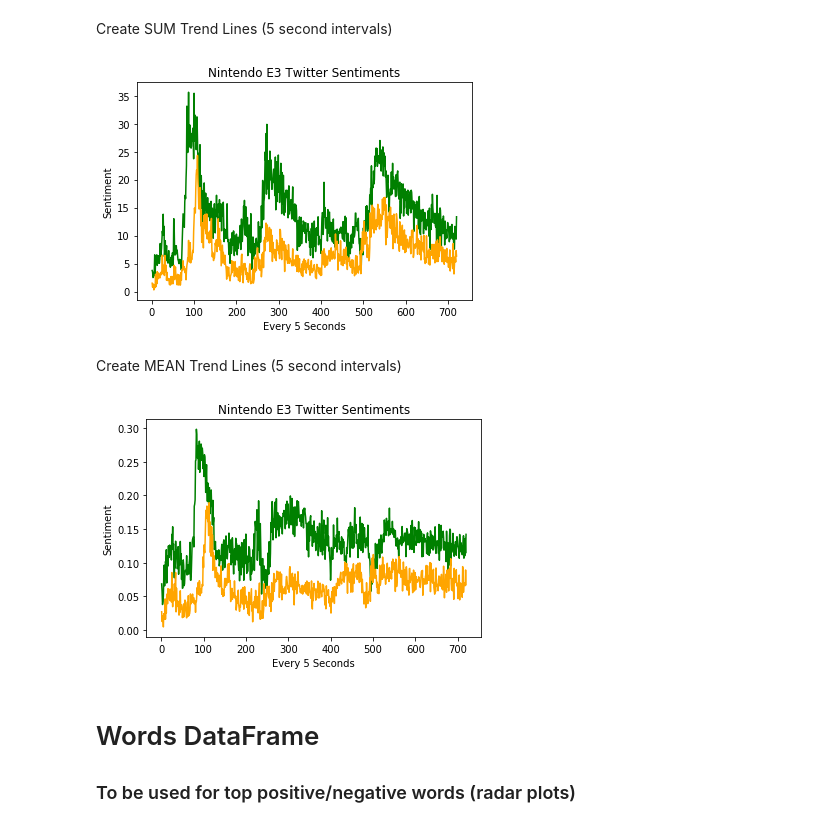
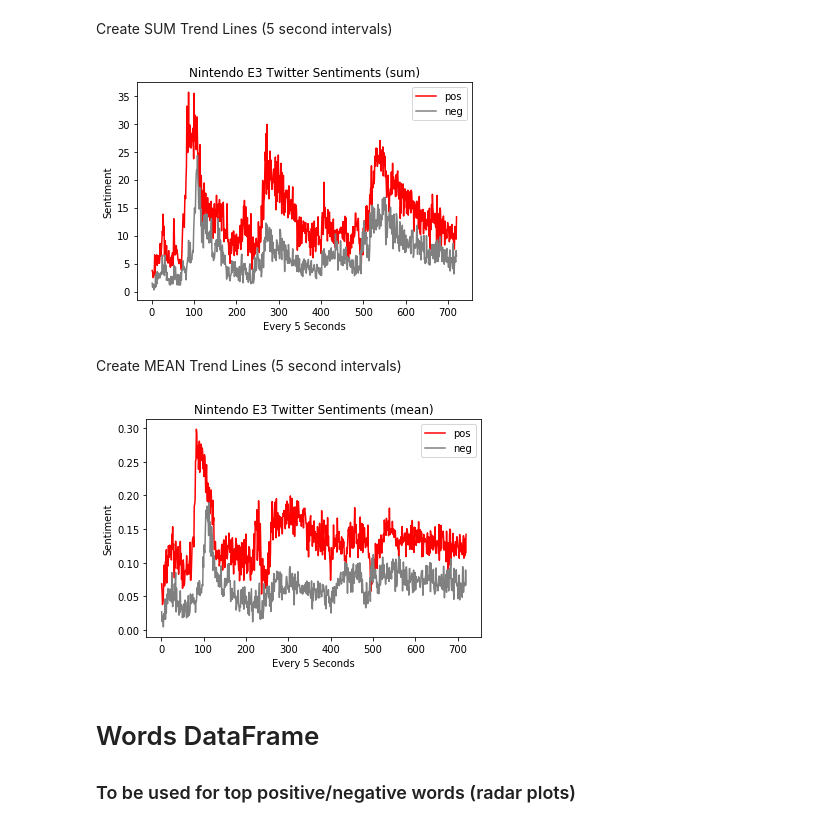
Before and after one commit to Laura-ShummonMaass/Nintendo_E3_Sentiment_Analysis, a Jupyter notebook: Cleaned_Notebook.ipynb, the cells around one changed output. Saved outputs shown, nothing was run; the diff lists cells and outputs as text; code cells hidden in the pictures.

```diff
--- a/Cleaned_Notebook.ipynb
+++ b/Cleaned_Notebook.ipynb
@@ -96,28 +96,30 @@ Create SUM Trend Lines (5 second intervals)
 five_sum_df = df.groupby('5_seconds').sum()
 five_sum_df = five_sum_df.reset_index()
 
-plt.plot(five_sum_df['5_seconds'], five_sum_df['pos'], color='g')
-plt.plot(five_sum_df['5_seconds'], five_sum_df['neg'], color='orange')
+plt.plot(five_sum_df['5_seconds'], five_sum_df['pos'], color='red')
+plt.plot(five_sum_df['5_seconds'], five_sum_df['neg'], color='grey')
 plt.xlabel('Every 5 Seconds')
 plt.ylabel('Sentiment')
-plt.title('Nintendo E3 Twitter Sentiments')
+plt.title('Nintendo E3 Twitter Sentiments (sum)')
+plt.legend()
 plt.show()
 # %% [output]
-[figure, old version]
+[figure, new version]
 # %% [markdown]
 Create MEAN Trend Lines (5 second intervals)
 # %%
 five_mean_df = df.groupby('5_seconds').mean()
 five_mean_df = five_mean_df.reset_index()
 
-plt.plot(five_mean_df['5_seconds'], five_mean_df['pos'], color='g')
-plt.plot(five_mean_df['5_seconds'], five_mean_df['neg'], color='orange')
+plt.plot(five_mean_df['5_seconds'], five_mean_df['pos'], color='red')
+plt.plot(five_mean_df['5_seconds'], five_mean_df['neg'], color='grey')
 plt.xlabel('Every 5 Seconds')
 plt.ylabel('Sentiment')
-plt.title('Nintendo E3 Twitter Sentiments')
+plt.title('Nintendo E3 Twitter Sentiments (mean)')
+plt.legend()
 plt.show()
 # %% [output]
-[figure, old version]
+[figure, new version]
 # %% [markdown]
 # Words DataFrame
 ### To be used for top positive/negative words (radar plots)
```
Also changed, not shown: 1 other file.
